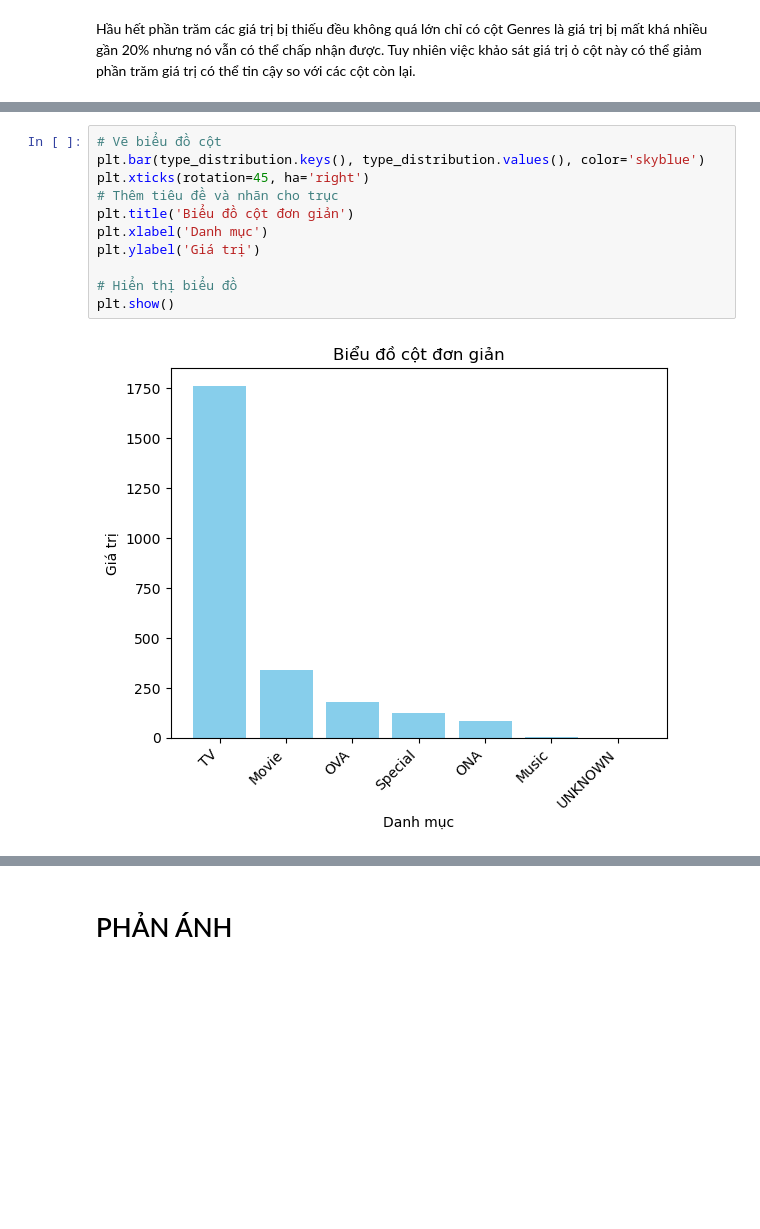
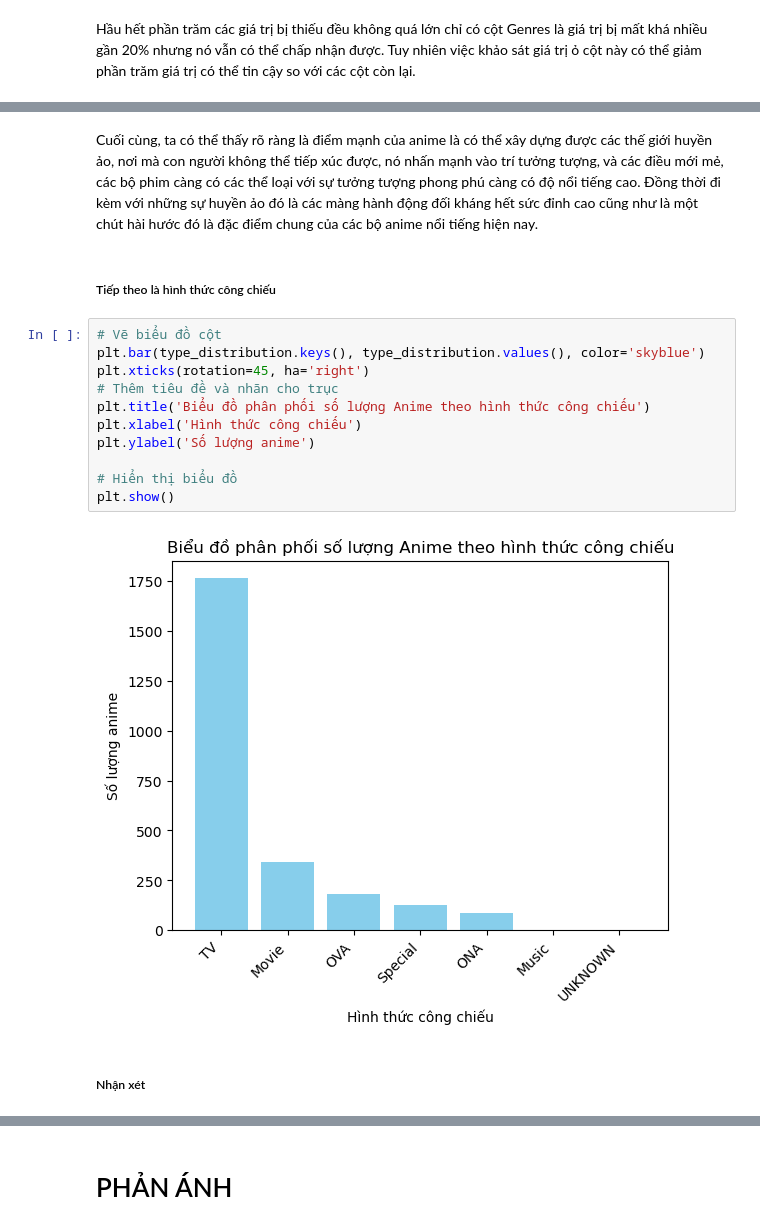
Before and after one commit to AnTuannn/FinalProject_LTKHDL_HKT, a Jupyter notebook: TraLoiCauHoi.ipynb, the cells around one changed output, grey strips where cells are left out. Drawn from its saved outputs; the diff is of its cells as text; blank space fills up the shorter version.

```diff
--- a/TraLoiCauHoi.ipynb
+++ b/TraLoiCauHoi.ipynb
@@ -155,13 +228,19 @@ print(genres_distribution)
+# %% [markdown]
+Cuối cùng, ta có thể thấy rõ ràng là điểm mạnh của anime là có thể xây dựng được các thế giới huyền ảo, nơi mà con người không thể tiếp xúc được, nó nhấn mạnh vào trí tưởng tượng, và các điều mới mẻ, các bộ phim càng có các thể loại với sự tưởng tượng phong phú càng có độ nổi tiếng cao. Đồng thời đi kèm với những sự huyền ảo đó là các màng hành động đối kháng hết sức đỉnh cao cũng như là một chút hài hước đó là đặc điểm chung của các bộ anime nổi tiếng hiện nay.
+# %% [markdown]
+##### Tiếp theo là hình thức công chiếu
 # %%
 # Vẽ biểu đồ cột
 plt.bar(type_distribution.keys(), type_distribution.values(), color='skyblue')
 plt.xticks(rotation=45, ha='right')
 # Thêm tiêu đề và nhãn cho trục
-plt.title('Biểu đồ cột đơn giản')
-plt.xlabel('Danh mục')
-plt.ylabel('Giá trị')
+plt.title('Biểu đồ phân phối số lượng Anime theo hình thức công chiếu')
+plt.xlabel('Hình thức công chiếu')
+plt.ylabel('Số lượng anime')
 
 # Hiển thị biểu đồ
 plt.show()
 # %% [output]
-[figure, old version]
+[figure, new version]
+# %% [markdown]
+##### Nhận xét
```
Also changed, not shown: parts of 50 cells of this notebook.
